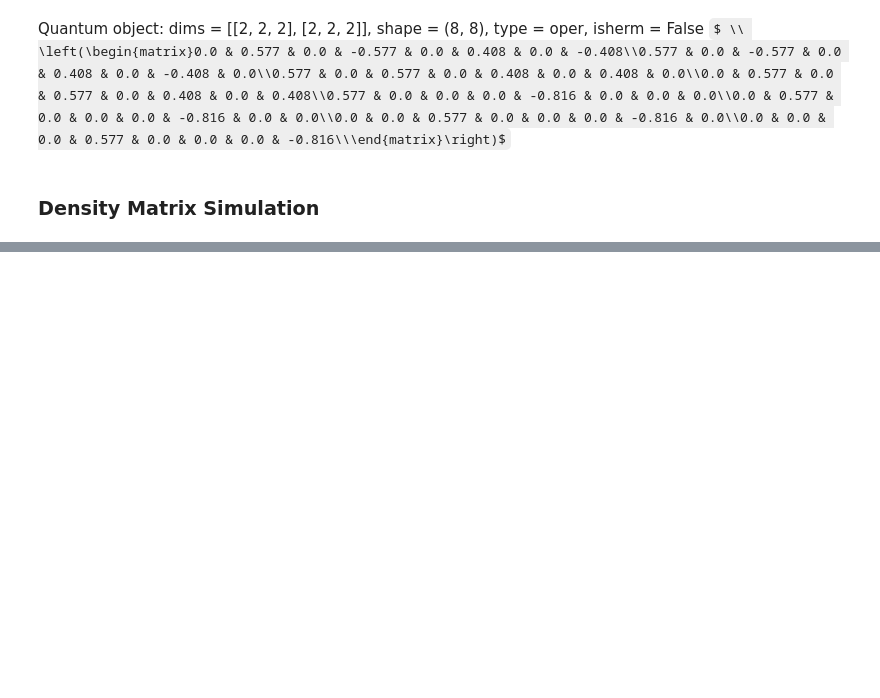
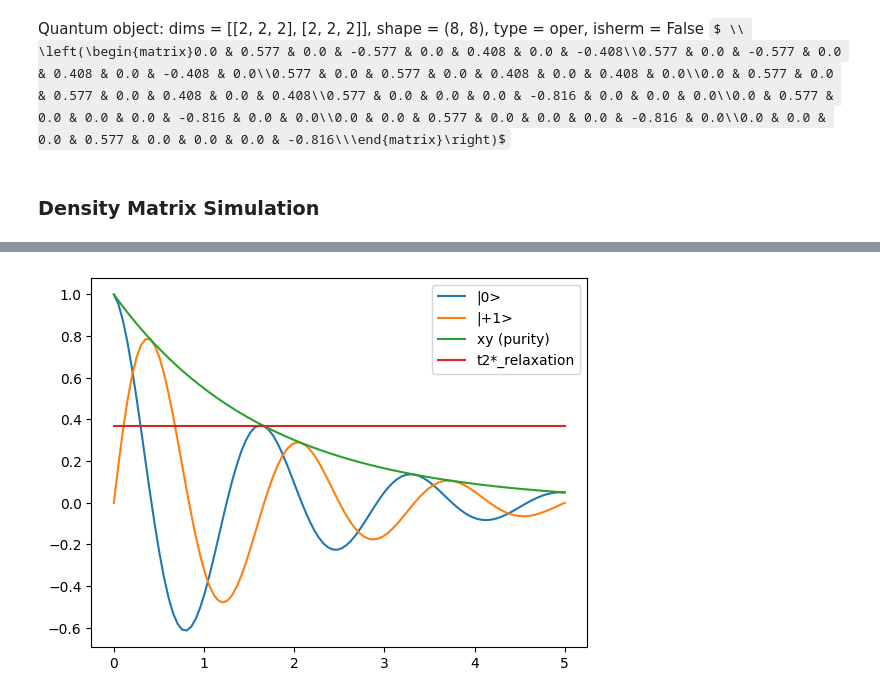
Before and after one commit to ckckdud3/Quantum, a Jupyter notebook: QuTip/Tutorial/QuTip_Test.ipynb, the cells around one changed output, grey strips where cells are left out. Cells and saved outputs as stored; diff of their text form; code cells hidden in the pictures; some formulas as TeX source; blank space fills up the shorter version.

```diff
--- a/QuTip/Tutorial/QuTip_Test.ipynb
+++ b/QuTip/Tutorial/QuTip_Test.ipynb
@@ -255,0 +279,19 @@ qc.svg
+# %%
+xy = (res.expect[0] **2 + res.expect[1]**2)**0.5
+
+x = res.expect[0]
+y = res.expect[1]
+
+e = [1/np.e] * 100
+
+plt.plot(tlist, x, label = '|0>')
+plt.plot(tlist, y, label = '|+1>')
+plt.plot(tlist, xy, label = 'xy (purity)')
+plt.plot(tlist, e, label = 't2*_relaxation')
+
+plt.legend()
+plt.show()
+
+# 빨강과 초록의 교점 = T2*
+# %% [output]
+[figure, added]
```
Also changed, not shown: parts of 6 cells of this notebook, 3 other files.
